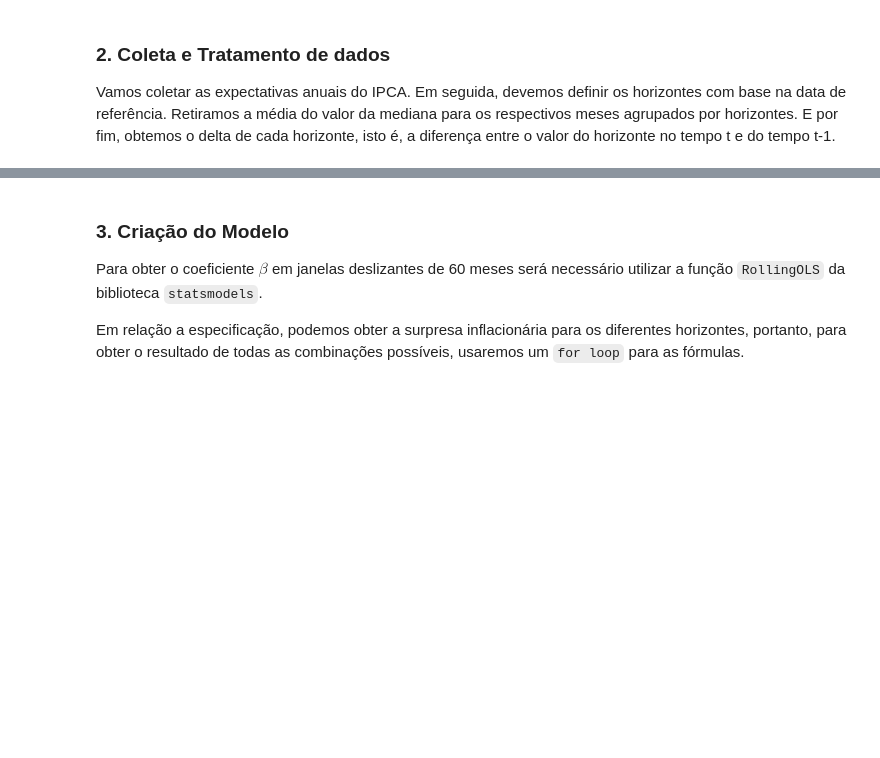
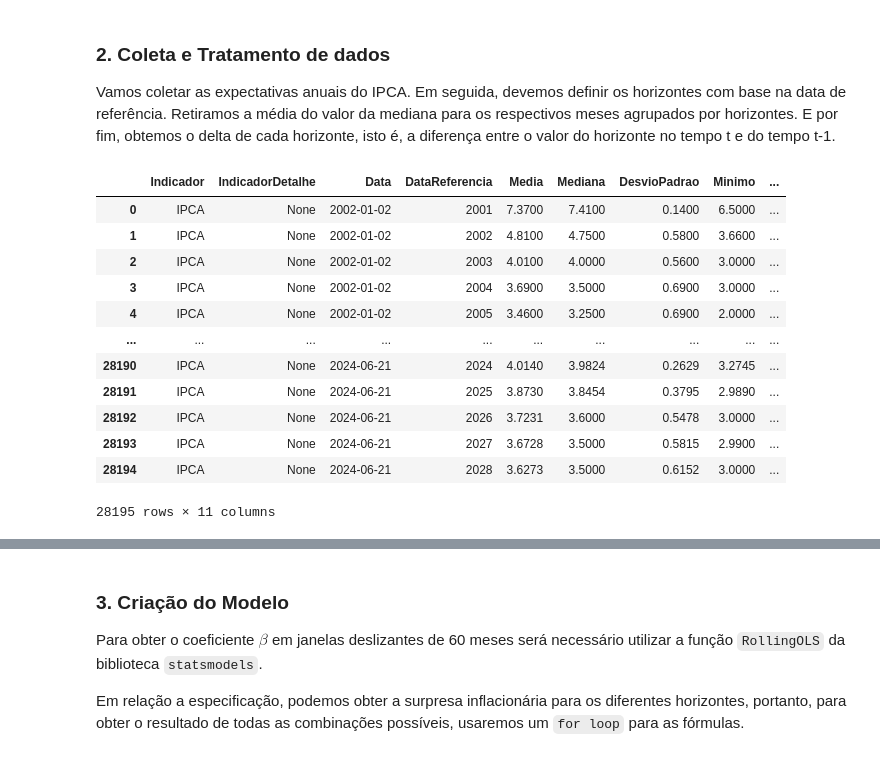
Before and after one commit to pedroxmarino/Meta-e-Ancoragem-de-Infla-o, a Jupyter notebook: ancoragem.ipynb, the cells around one changed output, grey strips where cells are left out. Saved outputs shown, nothing was run; the diff lists cells and outputs as text; code cells hidden in the pictures; blank space fills up the shorter version.

```diff
--- a/ancoragem.ipynb
+++ b/ancoragem.ipynb
@@ -27,19 +27,34 @@ Vamos coletar as expectativas anuais do IPCA. Em seguida, devemos definir os hor
 # %%
 # Instância a classe de Expectativas
 em = Expectativas()
 
 # Obtém o endpoint da Expectativa de Mercado Anuais
 exp_ipca_endpoint = em.get_endpoint("ExpectativasMercadoAnuais")
 
 # Expectativa média do IPCA - tx. anual (Expectativas)
 exp_ipca_raw = (
     exp_ipca_endpoint
     .query()
     .filter(exp_ipca_endpoint.baseCalculo == 0,
             exp_ipca_endpoint.Indicador == "IPCA",
             exp_ipca_endpoint.Data >= "2002-01-01")
     .collect()
     )
+exp_ipca_raw
+# %% [output]
+|  | Indicador | IndicadorDetalhe | Data | DataReferencia | Media | Mediana | DesvioPadrao | Minimo | ... |
+| 0 | IPCA | None | 2002-01-02 | 2001 | 7.3700 | 7.4100 | 0.1400 | 6.5000 | ... |
+| 1 | IPCA | None | 2002-01-02 | 2002 | 4.8100 | 4.7500 | 0.5800 | 3.6600 | ... |
+| 2 | IPCA | None | 2002-01-02 | 2003 | 4.0100 | 4.0000 | 0.5600 | 3.0000 | ... |
+| 3 | IPCA | None | 2002-01-02 | 2004 | 3.6900 | 3.5000 | 0.6900 | 3.0000 | ... |
+| 4 | IPCA | None | 2002-01-02 | 2005 | 3.4600 | 3.2500 | 0.6900 | 2.0000 | ... |
+| ... | ... | ... | ... | ... | ... | ... | ... | ... | ... |
+| 28190 | IPCA | None | 2024-06-21 | 2024 | 4.0140 | 3.9824 | 0.2629 | 3.2745 | ... |
+| 28191 | IPCA | None | 2024-06-21 | 2025 | 3.8730 | 3.8454 | 0.3795 | 2.9890 | ... |
+| 28192 | IPCA | None | 2024-06-21 | 2026 | 3.7231 | 3.6000 | 0.5478 | 3.0000 | ... |
+| 28193 | IPCA | None | 2024-06-21 | 2027 | 3.6728 | 3.5000 | 0.5815 | 2.9900 | ... |
+| 28194 | IPCA | None | 2024-06-21 | 2028 | 3.6273 | 3.5000 | 0.6152 | 3.0000 | ... |
+28195 rows × 11 columns
 # %%
 # Realiza a filtragem e define os horizontes
 exp_ipca_h = (
```
Also changed, not shown: parts of 6 cells of this notebook.
